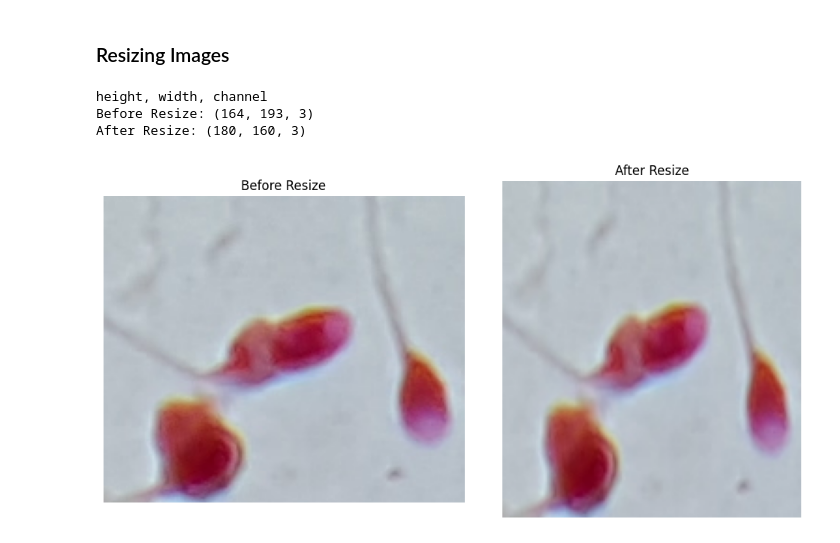
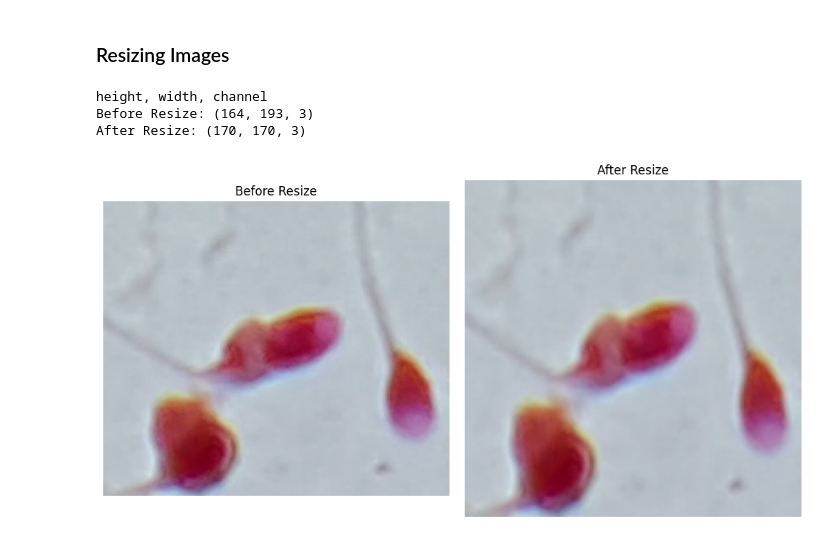
Before and after one commit to aadityane93/Is_it_a_Sperm, a Jupyter notebook: 1_Data_Exploration.ipynb, the cells around one changed output. Drawn from its saved outputs; the diff is of its cells as text; code cells hidden in the pictures.

Commit message:
1-resized , 2-changes

```diff
--- a/1_Data_Exploration.ipynb
+++ b/1_Data_Exploration.ipynb
@@ -250,7 +244,7 @@ def load(path):
 
 # Resize the images
 #width, height
-def resize(img, img_size=(160,180)):
+def resize(img, img_size=(170,170)):
     img = cv2.resize(img, img_size)
     return img
 
@@ -258,32 +252,32 @@ df["raw_image"] = df["image_path"].apply(load)
 df["resized_image"] = df["raw_image"].apply(resize)
 
 
 # Print shapes
 print("height, width, channel")
 print("Before Resize:", df["raw_image"][1].shape)
 print("After Resize:", df["resized_image"][1].shape)
 
 # Converts BGR (OpenCV) to RGB (Matplotlib)
 def cv2_to_rgb(img):
     return cv2.cvtColor(img, cv2.COLOR_BGR2RGB)
 
 # Plott the images
 plt.figure(figsize=(10, 5))
 
 plt.subplot(1, 2, 1)
 plt.imshow(cv2_to_rgb(df["raw_image"][1]))
 plt.title("Before Resize")
 plt.axis('off')
 
 plt.subplot(1, 2, 2)
 plt.imshow(cv2_to_rgb(df["resized_image"][1]))
 plt.title("After Resize")
 plt.axis('off')
 
 plt.tight_layout()
 plt.show()
 # %% [output]
 height, width, channel
 Before Resize: (164, 193, 3)
-After Resize: (180, 160, 3)
+After Resize: (170, 170, 3)
-[figure, old version]
+[figure, new version]
```
Also changed, not shown: parts of 2 cells of this notebook, 4 other files.
